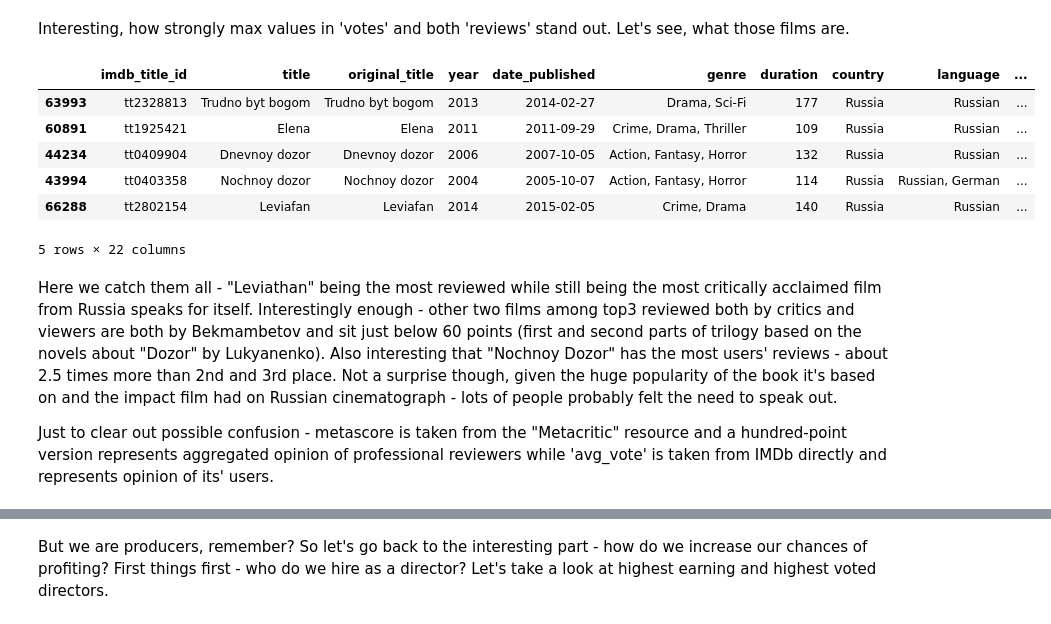
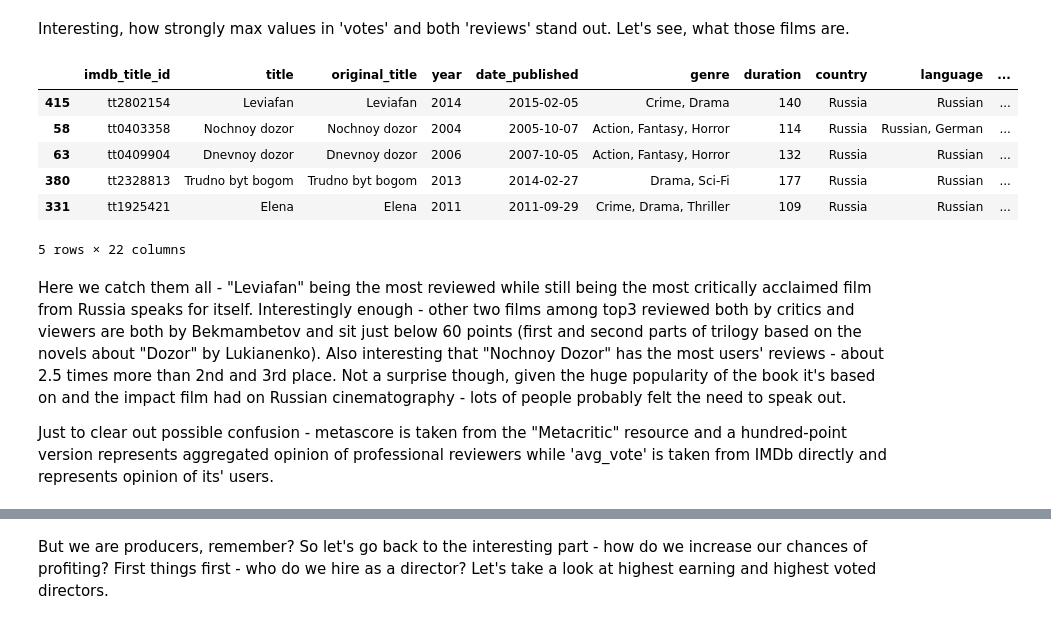
Before and after one commit to biowfp/Portfolio-Furman-Vadim-, a Jupyter notebook: Data analysis/Cinema/Cinema.ipynb, the cells around one changed output, grey strips where cells are left out. Saved outputs shown, nothing was run; the diff lists cells and outputs as text; code cells hidden in the pictures.

```diff
--- a/Data analysis/Cinema/Cinema.ipynb
+++ b/Data analysis/Cinema/Cinema.ipynb
@@ -24 +16,3 @@ The autoreload extension is already loaded. To reload it, use:
+# %%
+pd.set_option('display.float_format', lambda x: '%.5f' % x)
 # %% [markdown]
@@ -26,5 +20,5 @@ Lets start with some eda. We only gonna be interested in data from Russia, curre
 # %%
 df = pd.read_csv('data\IMDb movies.csv')
-russian_movies = df[(df.country == 'Russia') & (df.year >= 2000)]
-russian_movies.shape
+russian_movies = df[(df['country'] == 'Russia') & (df['year'] >= 2000)].reset_index(drop=True).copy()
+russian_movies.info()
 # %% [output]
@@ -54,6 +44 @@ Here we see that income and budget columns are not numeric - we'll change that t
 Also there's a typo in the name of a column 'worlwide' - let's fix that before we go insane.
-# %%
-#We are also renaming a couple other columns here to fix values in them
-russian_movies.rename(columns = {'worlwide_gross_income' : 'world_box_office_$',
-                    'budget' : 'budget_$',
-                    'usa_gross_income' : 'usa_box_office_$'}, inplace = True)
@@ -71,3 +45,6 @@ Fixed!
+# %%
+russian_movies.rename(columns = {'worlwide_gross_income' : 'world_box_office_dollars',
+                                'usa_gross_income' : 'usa_box_office_dollars'}, inplace = True)
 # %%
 russian_movies.head()
 # %% [output]
@@ -113,18 +70,18 @@ russian_movies.describe().apply(lambda s: s.apply(lambda x: format(x, 'f')))
 # %% [markdown]
 Interesting, how strongly max values in 'votes' and both 'reviews' stand out. Let's see, what those films are.
 # %%
-most_reviewed = russian_movies.sort_values('reviews_from_critics')
-most_reviewed[most_reviewed['reviews_from_critics'] > 0].tail()
+most_reviewed = russian_movies.sort_values('reviews_from_critics', ascending = False).copy()
+most_reviewed[most_reviewed['reviews_from_critics'] > 0].head()
 # %% [output]
 |  | imdb_title_id | title | original_title | year | date_published | genre | duration | country | language | ... |
-| 63993 | tt2328813 | Trudno byt bogom | Trudno byt bogom | 2013 | 2014-02-27 | Drama, Sci-Fi | 177 | Russia | Russian | ... |
-| 60891 | tt1925421 | Elena | Elena | 2011 | 2011-09-29 | Crime, Drama, Thriller | 109 | Russia | Russian | ... |
-| 44234 | tt0409904 | Dnevnoy dozor | Dnevnoy dozor | 2006 | 2007-10-05 | Action, Fantasy, Horror | 132 | Russia | Russian | ... |
-| 43994 | tt0403358 | Nochnoy dozor | Nochnoy dozor | 2004 | 2005-10-07 | Action, Fantasy, Horror | 114 | Russia | Russian, German | ... |
-| 66288 | tt2802154 | Leviafan | Leviafan | 2014 | 2015-02-05 | Crime, Drama | 140 | Russia | Russian | ... |
+| 415 | tt2802154 | Leviafan | Leviafan | 2014 | 2015-02-05 | Crime, Drama | 140 | Russia | Russian | ... |
+| 58 | tt0403358 | Nochnoy dozor | Nochnoy dozor | 2004 | 2005-10-07 | Action, Fantasy, Horror | 114 | Russia | Russian, German | ... |
+| 63 | tt0409904 | Dnevnoy dozor | Dnevnoy dozor | 2006 | 2007-10-05 | Action, Fantasy, Horror | 132 | Russia | Russian | ... |
+| 380 | tt2328813 | Trudno byt bogom | Trudno byt bogom | 2013 | 2014-02-27 | Drama, Sci-Fi | 177 | Russia | Russian | ... |
+| 331 | tt1925421 | Elena | Elena | 2011 | 2011-09-29 | Crime, Drama, Thriller | 109 | Russia | Russian | ... |
 5 rows × 22 columns
 # %% [markdown]
-Here we catch them all - "Leviathan" being the most reviewed while still being the most critically acclaimed film from Russia speaks for itself. Interestingly enough - other two films among top3 reviewed both by critics and viewers are both by Bekmambetov and sit just below 60 points (first and second parts of trilogy based on the novels about "Dozor" by Lukyanenko).
-Also interesting that "Nochnoy Dozor" has the most users' reviews - about 2.5 times more than 2nd and 3rd place. Not a surprise though, given the huge popularity of the book it's based on and the impact film had on Russian cinematograph - lots of people probably felt the need to speak out.
+Here we catch them all - "Leviafan" being the most reviewed while still being the most critically acclaimed film from Russia speaks for itself. Interestingly enough - other two films among top3 reviewed both by critics and viewers are both by Bekmambetov and sit just below 60 points (first and second parts of trilogy based on the novels about "Dozor" by Lukianenko).
+Also interesting that "Nochnoy Dozor" has the most users' reviews - about 2.5 times more than 2nd and 3rd place. Not a surprise though, given the huge popularity of the book it's based on and the impact film had on Russian cinematography - lots of people probably felt the need to speak out.
 
 Just to clear out possible confusion - metascore is taken from the "Metacritic" resource and a hundred-point version represents aggregated opinion of professional reviewers while 'avg_vote' is taken from IMDb directly and represents opinion of its' users.
```
Also changed, not shown: parts of 86 cells of this notebook, 4 other files.
